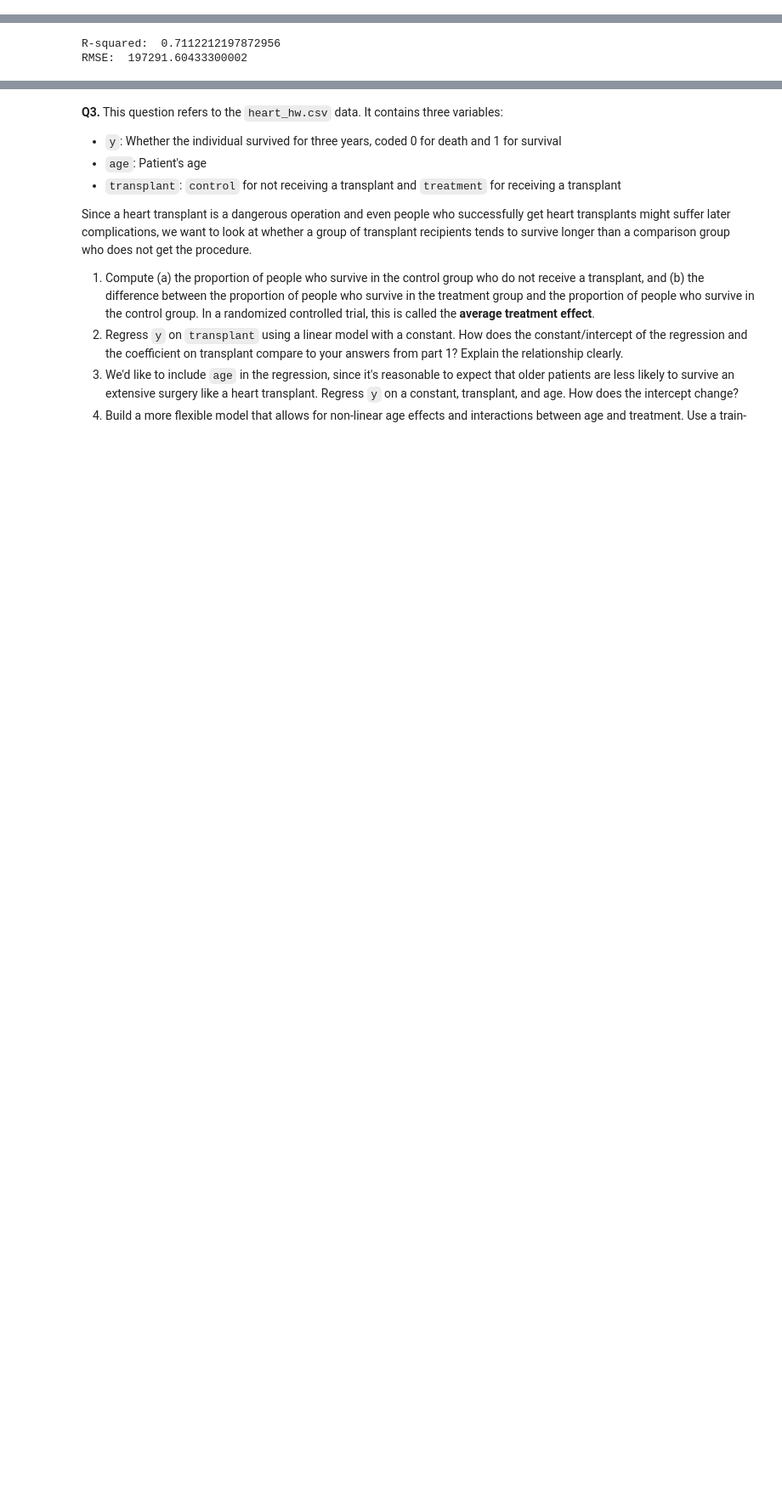
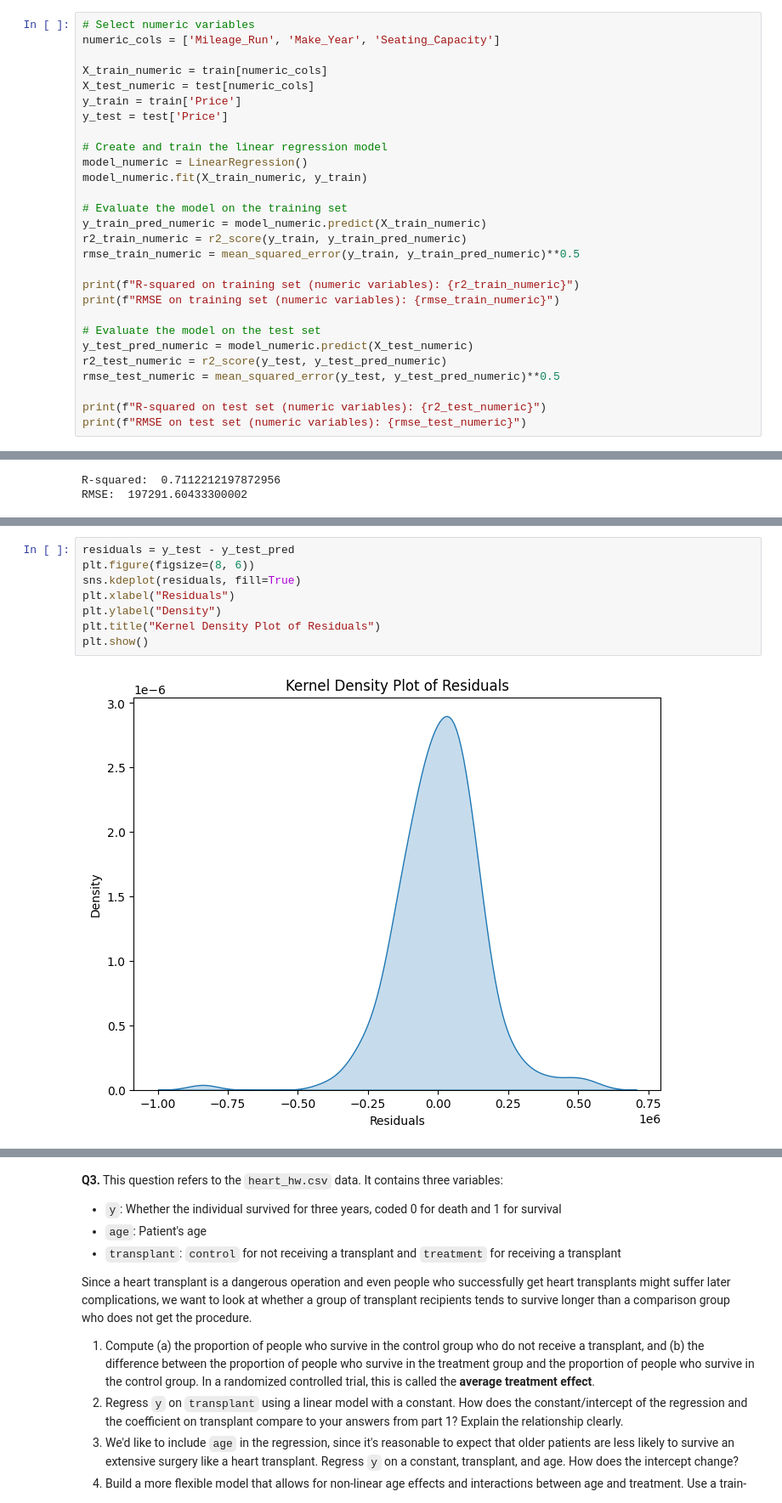
Before and after one commit to simoneminorr/linear_models_assignment, a Jupyter notebook: assignment.ipynb, the cells around one changed output, grey strips where cells are left out. Shown at 85% size. Drawn from its saved outputs; the diff is of its cells as text; blank space fills up the shorter version.

```diff
--- a/assignment.ipynb
+++ b/assignment.ipynb
@@ -102,0 +133,28 @@ train, test = train_test_split(cars, test_size=0.2, random_state=42)
+# %%
+# Select numeric variables
+numeric_cols = ['Mileage_Run', 'Make_Year', 'Seating_Capacity']
+
+X_train_numeric = train[numeric_cols]
+X_test_numeric = test[numeric_cols]
+y_train = train['Price']
+y_test = test['Price']
+
+# Create and train the linear regression model
+model_numeric = LinearRegression()
+model_numeric.fit(X_train_numeric, y_train)
+
+# Evaluate the model on the training set
+y_train_pred_numeric = model_numeric.predict(X_train_numeric)
+r2_train_numeric = r2_score(y_train, y_train_pred_numeric)
+rmse_train_numeric = mean_squared_error(y_train, y_train_pred_numeric)**0.5
+
+print(f"R-squared on training set (numeric variables): {r2_train_numeric}")
+print(f"RMSE on training set (numeric variables): {rmse_train_numeric}")
+
+# Evaluate the model on the test set
+y_test_pred_numeric = model_numeric.predict(X_test_numeric)
+r2_test_numeric = r2_score(y_test, y_test_pred_numeric)
+rmse_test_numeric = mean_squared_error(y_test, y_test_pred_numeric)**0.5
+
+print(f"R-squared on test set (numeric variables): {r2_test_numeric}")
+print(f"RMSE on test set (numeric variables): {rmse_test_numeric}")
@@ -226,0 +581,10 @@ A:
+# %%
+residuals = y_test - y_test_pred
+plt.figure(figsize=(8, 6))
+sns.kdeplot(residuals, fill=True)
+plt.xlabel("Residuals")
+plt.ylabel("Density")
+plt.title("Kernel Density Plot of Residuals")
+plt.show()
+# %% [output]
+[figure, added]
```
Also changed, not shown: parts of 23 cells of this notebook.
